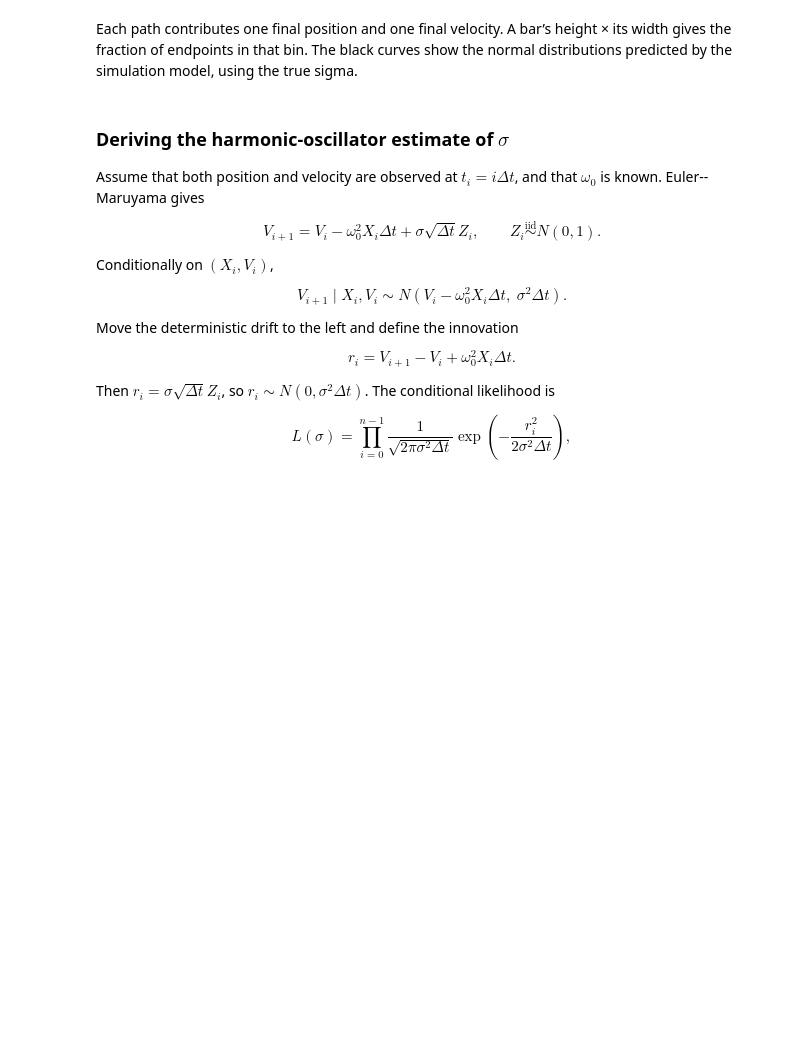
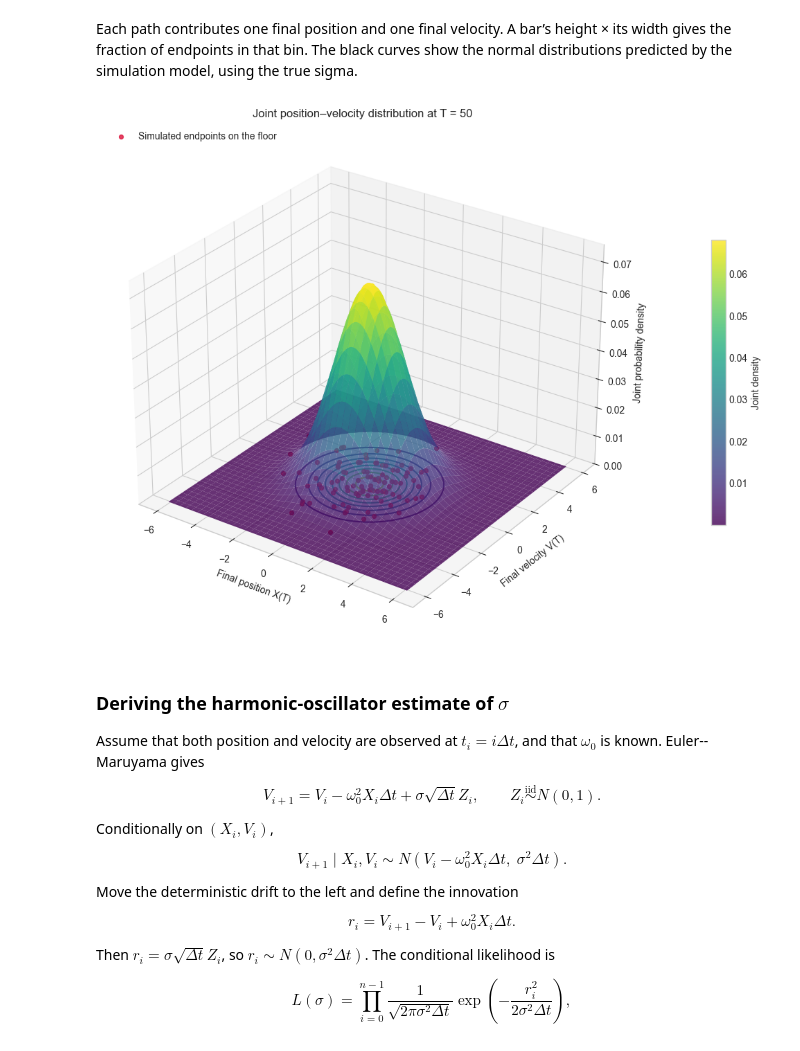
Before and after one commit to dared22/master_thesis, a Jupyter notebook: sandbox/likelihood_calc.ipynb, the cells around one changed output. Saved outputs shown, nothing was run; the diff lists cells and outputs as text; code cells hidden in the pictures; blank space fills up the shorter version.

```diff
--- a/sandbox/likelihood_calc.ipynb
+++ b/sandbox/likelihood_calc.ipynb
@@ -260,5 +261,47 @@ plt.show()
 # %% [markdown]
 Each path contributes one final position and one final velocity. A bar’s height × its width gives the fraction of endpoints in that bin. The black curves show the normal distributions predicted by the simulation model, using the true sigma.
+# %%
+# Joint endpoint density: height is p(X(T), V(T)).
+# Run the endpoint-distribution cell above first.
+position_grid = np.linspace(endpoint_mean[0] - 4 * endpoint_stds[0],
+                            endpoint_mean[0] + 4 * endpoint_stds[0], 120)
+velocity_grid = np.linspace(endpoint_mean[1] - 4 * endpoint_stds[1],
+                            endpoint_mean[1] + 4 * endpoint_stds[1], 120)
+position_mesh, velocity_mesh = np.meshgrid(position_grid, velocity_grid)
+centered_states = np.stack([position_mesh - endpoint_mean[0],
+                           velocity_mesh - endpoint_mean[1]], axis=-1)
+# Cholesky whitening includes the position-velocity correlation.
+covariance_factor = np.linalg.cholesky(endpoint_covariance)
+whitened_states = np.linalg.solve(
+    covariance_factor, centered_states.reshape(-1, 2).T
+).T.reshape(centered_states.shape)
+joint_density = np.exp(-0.5 * np.sum(whitened_states**2, axis=-1)) / (
+    2 * np.pi * np.prod(np.diag(covariance_factor))
+)
+
+fig = plt.figure(figsize=(11, 8))
+ax = fig.add_subplot(111, projection="3d")
+surface = ax.plot_surface(position_mesh, velocity_mesh, joint_density,
+                          cmap="viridis", alpha=0.8, linewidth=0)
+ax.contour(position_mesh, velocity_mesh, joint_density,
+           zdir="z", offset=0, levels=8, cmap="viridis")
+ax.scatter(final_positions, final_velocities,
+           np.zeros_like(final_positions), color="crimson", s=18,
+           alpha=0.8, label="Simulated endpoints on the floor", depthshade=False)
+ax.set(xlabel="Final position X(T)", ylabel="Final velocity V(T)",
+       zlabel="Joint probability density",
+       title=f"Joint position–velocity distribution at T = {final_time:g}",
+       zlim=(0, joint_density.max() * 1.1))
+ax.view_init(elev=28, azim=-55)
+ax.legend(loc="upper left")
+fig.colorbar(surface, ax=ax, shrink=0.55, pad=0.12, label="Joint density")
+fig.tight_layout()
+plt.show()
+
+# Probability is volume under the surface over a position–velocity region.
+# Each red point is one path's final (position, velocity), not a whole trajectory.
+# %% [output]
+[figure, added]
 # %% [markdown]
 ### Deriving the harmonic-oscillator estimate of $\sigma$
 
```
Also changed, not shown: parts of 8 cells of this notebook, 12 other files.
